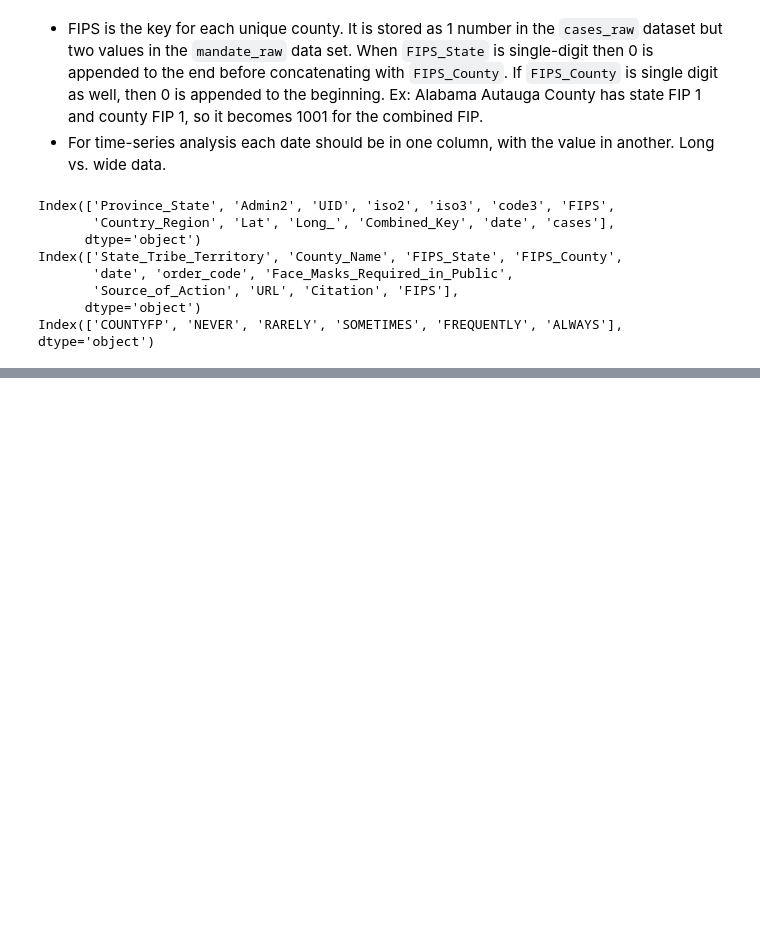
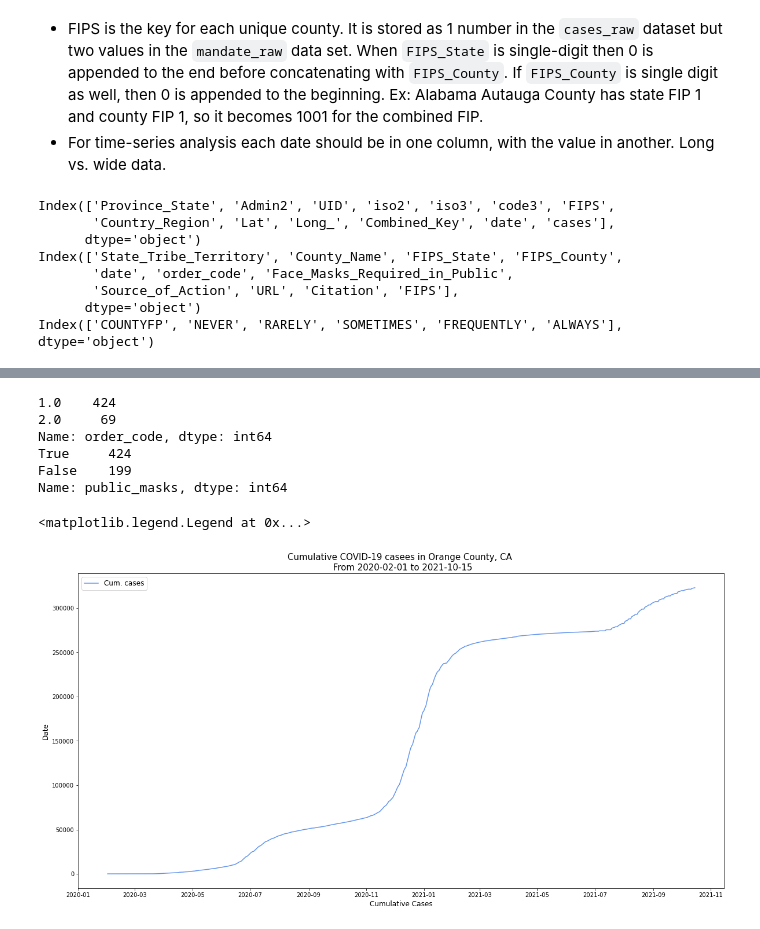
Before and after one commit to anushnap/data512-project, a Jupyter notebook: A4 - Common Analysis/Orange County Analysis.ipynb, the cells around one changed output, grey strips where cells are left out. Cells and saved outputs as stored; diff of their text form; code cells hidden in the pictures; blank space fills up the shorter version.

Commit message:
daily case counts & rolling avg

```diff
--- a/A4 - Common Analysis/Orange County Analysis.ipynb
+++ b/A4 - Common Analysis/Orange County Analysis.ipynb
@@ -35,6 +35,10 @@ pd.set_option('display.max_columns', None)
 # Set filepaths
 RAW_DATA_PATH = '../data_raw/'
 CLEAN_DATA_PATH = '../data_clean/'
+
+# Set key dates
+START_DATE = '2020-02-01'
+END_DATE = '2021-10-15'
 # %%
 # Import data
 cases_raw = pd.read_csv(RAW_DATA_PATH + 'RAW_us_confirmed_cases.csv/RAW_us_confirmed_cases.csv')
@@ -121,0 +107,38 @@ orange_df
+# %%
+# Filter to just Orange County, CA, between 2020/02/01 and 2021/10/15
+orange_df = covid_df.loc[(covid_df['FIPS'] == fip) &
+                         (covid_df['date'] >= START_DATE) &
+                         (covid_df['date'] <= END_DATE), ]\
+    .rename({'Face_Masks_Required_in_Public': 'public_masks'}, axis = 1)\
+    .sort_values(by = ['date'])
+
+# Make public_masks boolean instead of 'Yes' and np.nan
+orange_df['public_masks'] = orange_df['public_masks'] == 'Yes'
+# Daily case counts
+orange_df['daily_cases'] = orange_df['cases'].diff(periods = 1)
+# Rolling 7-day average
+orange_df['rolling_avg_cases'] = orange_df['daily_cases'].rolling(window = 7).mean()
+
+# Write to data_clean
+orange_df.to_csv(CLEAN_DATA_PATH + 'orange-county_CA_covid-cases_mask-adoption_mandates.csv',
+                 index = False)
+# %%
+print(orange_df['order_code'].value_counts())
+print(orange_df['public_masks'].value_counts())
+# %% [output]
+1.0    424
+2.0     69
+Name: order_code, dtype: int64
+True     424
+False    199
+Name: public_masks, dtype: int64
+# %%
+fig = plt.figure(figsize = (20, 10))
+plt.plot(orange_df['date'], orange_df['cases'], label = 'Cum. cases', c = 'cornflowerblue')
+plt.xlabel('Cumulative Cases', fontsize = 12)
+plt.ylabel('Date', fontsize = 12)
+plt.title('Cumulative COVID-19 casees in Orange County, CA \n From 2020-02-01 to 2021-10-15', fontsize = 15)
+plt.legend(fontsize = 12)
+# %% [output]
+<matplotlib.legend.Legend at 0x...>
+[figure, added]
```
Also changed, not shown: parts of 2 cells of this notebook.
